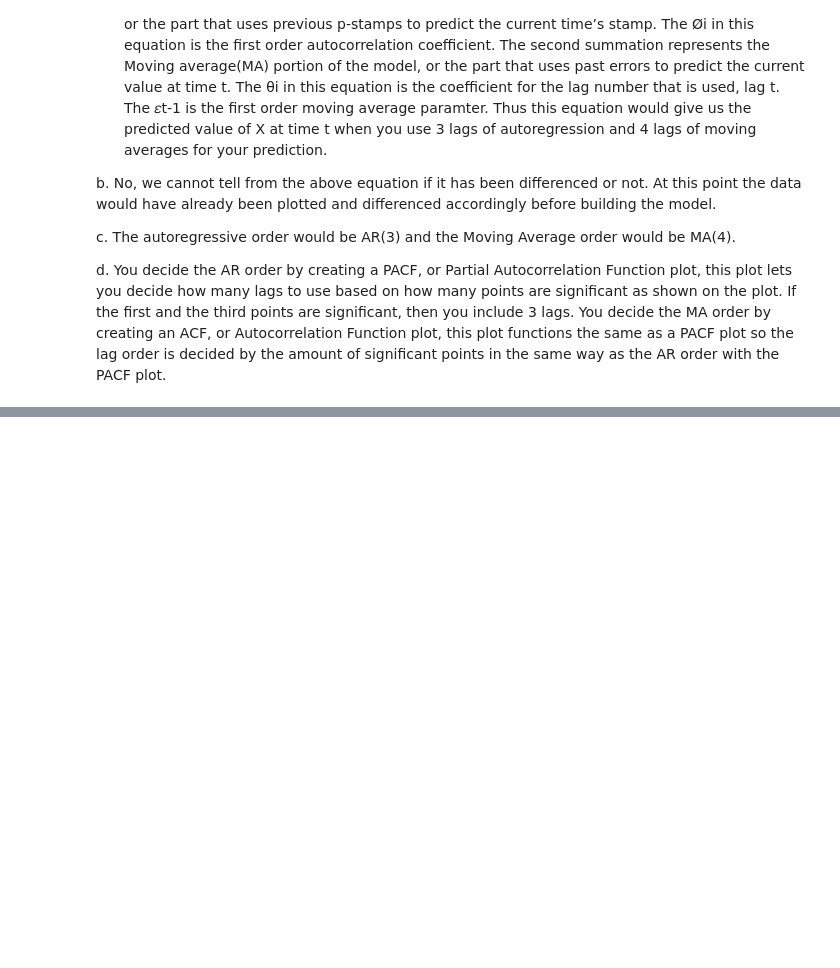
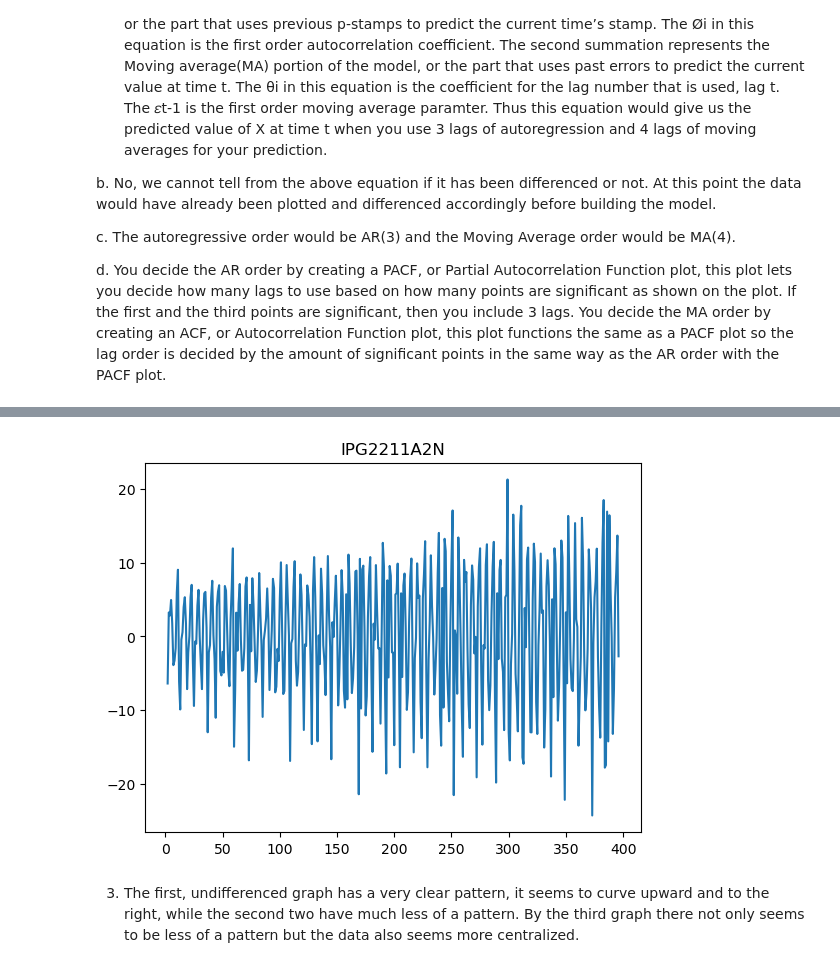
Before and after one commit to ccgurek/DATA-300-Statistical-Machine-Learning-Fall-2023-, a Jupyter notebook: Data 300 Homework 2 Gurek.ipynb, the cells around one changed output, grey strips where cells are left out. Cells and saved outputs as stored; diff of their text form; code cells hidden in the pictures; blank space fills up the shorter version.

```diff
--- a/Data 300 Homework 2 Gurek.ipynb
+++ b/Data 300 Homework 2 Gurek.ipynb
@@ -38,0 +209,12 @@ electric_production
+# %%
+#this function differences the data a third time, and bring the data
+#even closer to stationarity
+for i, col in enumerate(ep_no_dates.columns):
+    ep_no_dates[col].diff().diff().plot(fig=plt.figure(i))
+    plt.title(col)
+
+plt.show()
+# %% [output]
+[figure, added]
+# %% [markdown]
+3. The first, undifferenced graph has a very clear pattern, it seems to curve upward and to the right, while the second two have much less of a pattern. By the third graph there not only seems to be less of a pattern but the data also seems more centralized.
```
Also changed, not shown: parts of 27 cells of this notebook.
